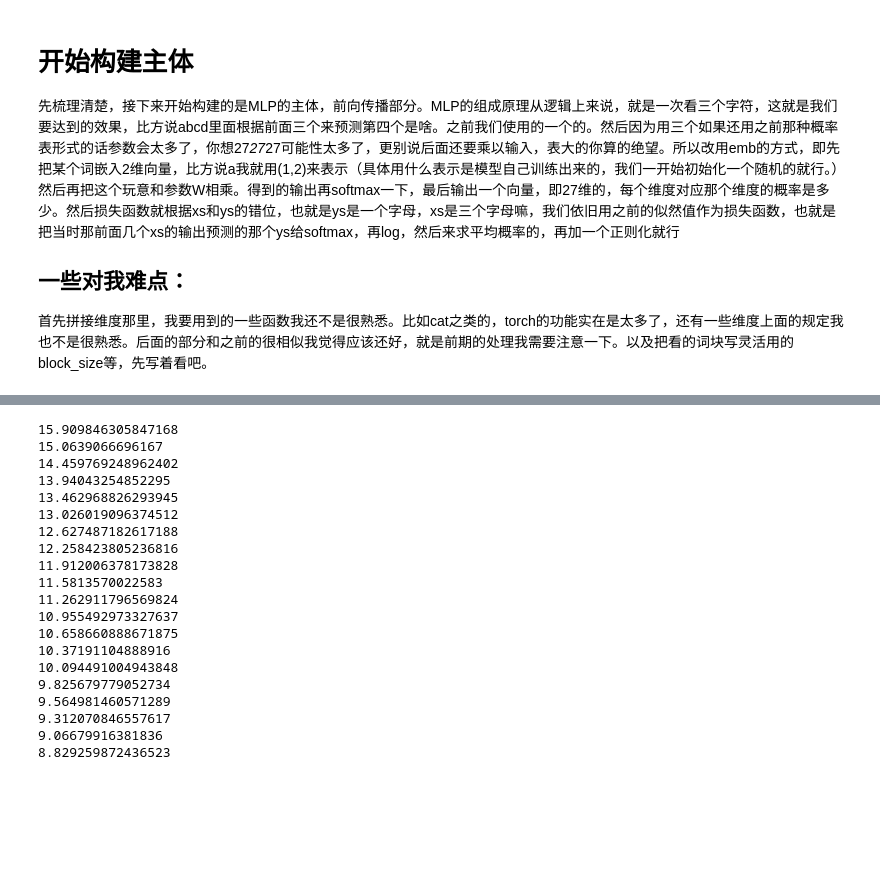
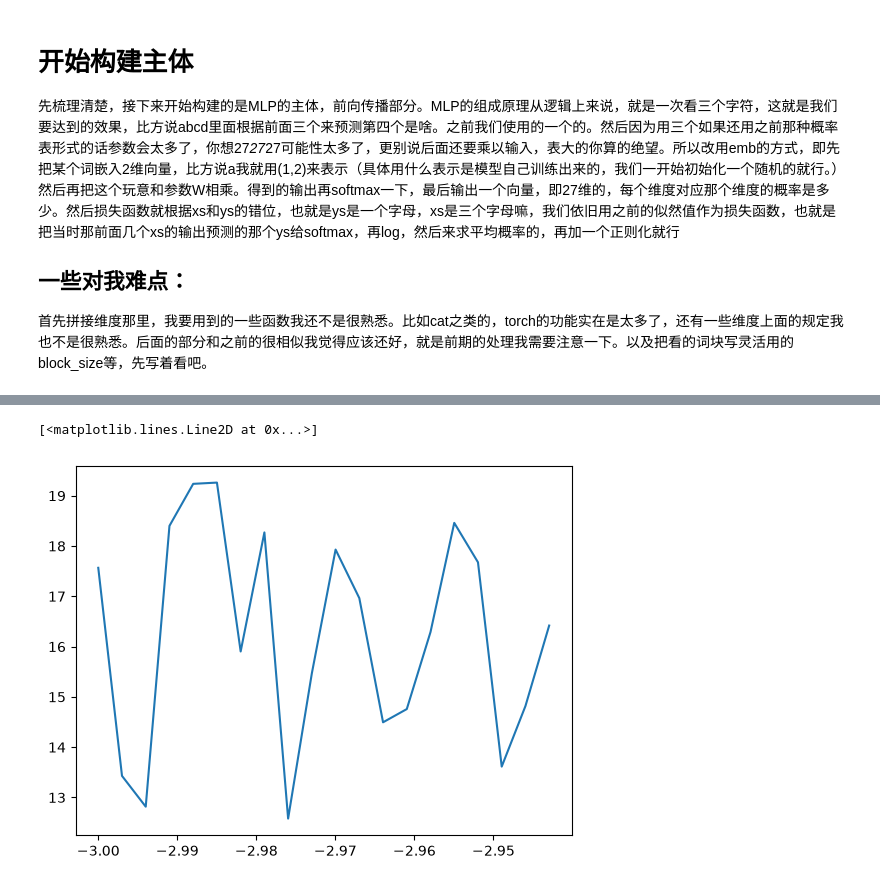
Before and after one commit to dahuang546/personal-study-deep-learning, a Jupyter notebook: makemore/MLP/MLP.ipynb, the cells around one changed output, grey strips where cells are left out. Drawn from its saved outputs; the diff is of its cells as text; code cells hidden in the pictures; blank space fills up the shorter version.

```diff
--- a/makemore/MLP/MLP.ipynb
+++ b/makemore/MLP/MLP.ipynb
@@ -65,39 +67,30 @@ paraments=[C,W1,W2,b1,b2]
 for p in paraments:
     p.requires_grad=True
 # %%
-echo=20
-ir=0.1
-for _ in range(echo):
-    emd=C[X]
+echo=1000
+ir=torch.linspace(-3,0,1000)
+lrs=10**ir
+lossi=[]
+lri=[]
+for i in range(echo):
+    ix=torch.randint(0,X.shape[0],(32,))
+    emd=C[X[ix]]
     hide=torch.tanh(emd.view(-1,6)@W1+b1)
     logits=hide@W2+b2
-
-    loss=F.cross_entropy(logits,Y)
-    print(loss.item())
+    loss=F.cross_entropy(logits,Y[ix])
+    #print(loss.item())
     for p in paraments:
         p.grad=None
     loss.backward()
+
+    lr=lrs[i]
     for p in paraments:
-        p.data+=-ir*p.grad
-#但是现在没有分批次，后面
+        p.data+=-lr*p.grad
+    lri.append(ir[i])
+    lossi.append(loss.item())
+#但是现在没有分批次，后面会做
-# %% [output]
-15.909846305847168
-15.0639066696167
-14.459769248962402
-13.94043254852295
-13.462968826293945
-13.026019096374512
-12.627487182617188
-12.258423805236816
-11.912006378173828
-11.5813570022583
-11.262911796569824
-10.955492973327637
-10.658660888671875
-10.37191104888916
-10.094491004943848
-9.825679779052734
-9.564981460571289
-9.312070846557617
-9.06679916381836
-8.829259872436523
+# %%
+plt.plot(lri,lossi)
+# %% [output]
+[<matplotlib.lines.Line2D at 0x...>]
+[figure, added]
```
Also changed, not shown: parts of 1 cell of this notebook.
